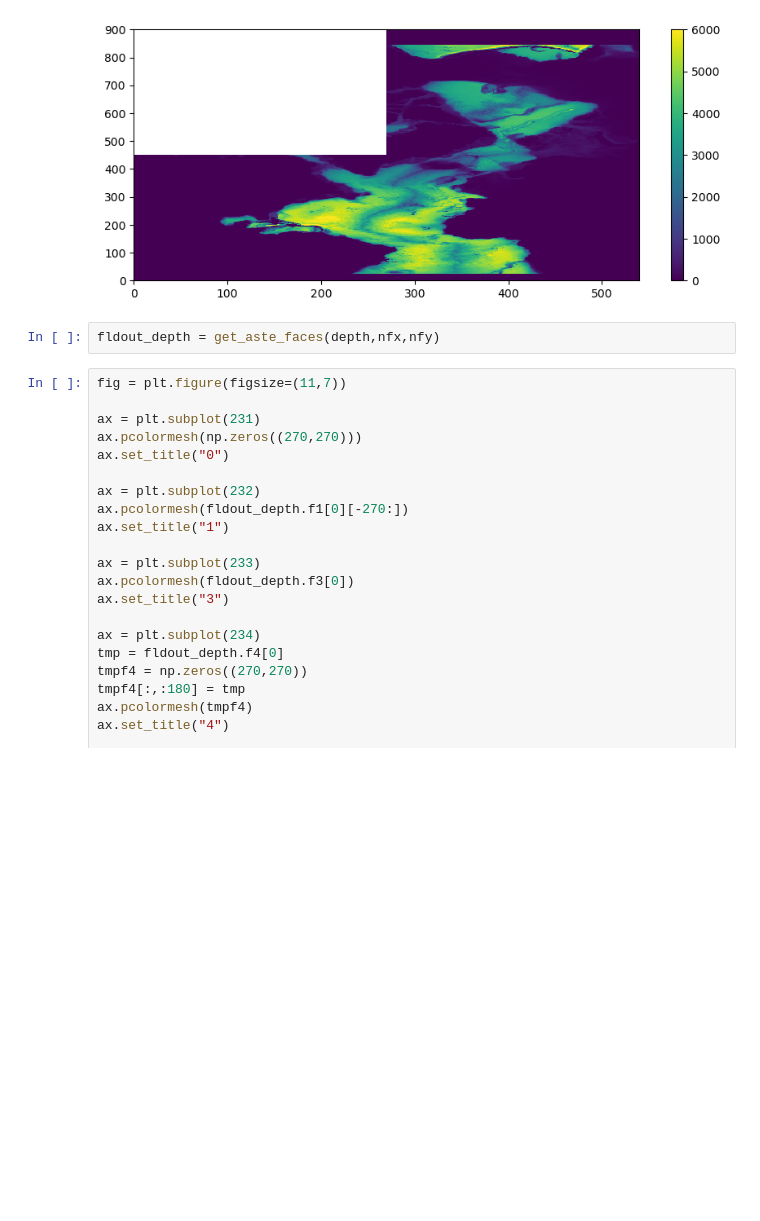
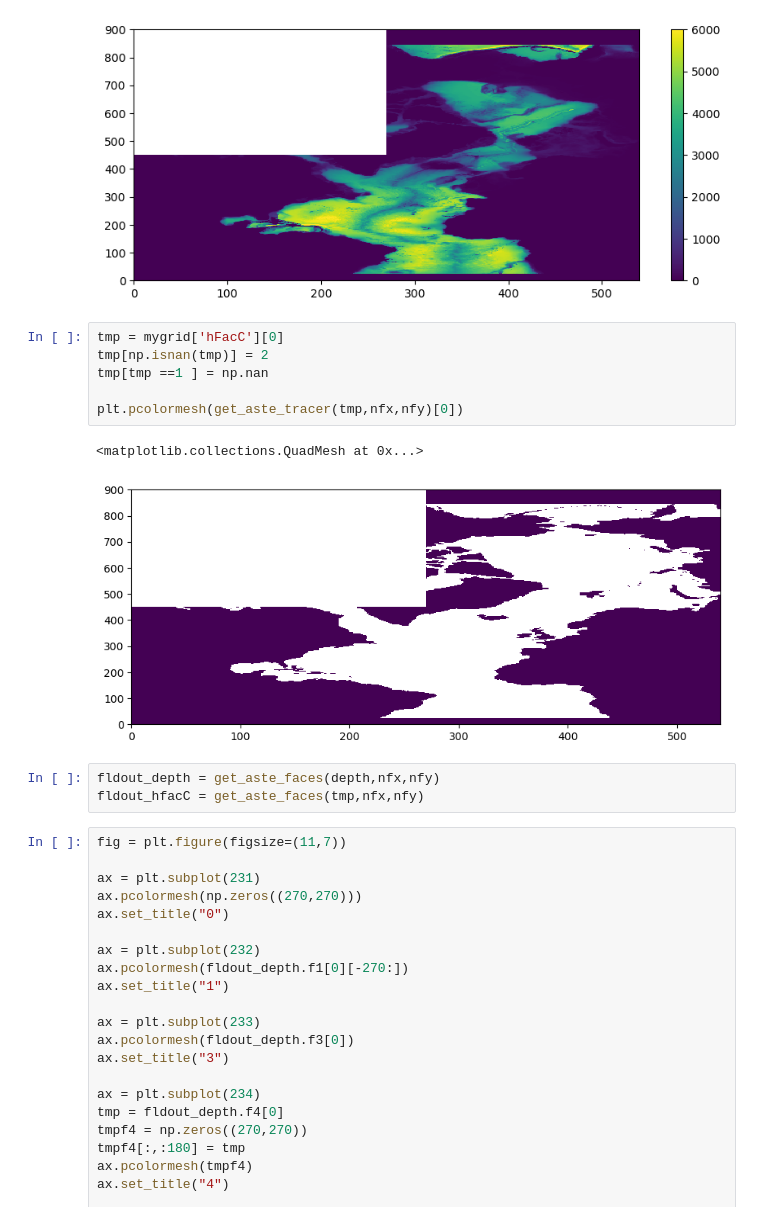
Before and after one commit to margaretmurakami/crios_backups, a Jupyter notebook: ASTE_270/sample_usecartopy.ipynb, the cells around one changed output. Cells and saved outputs as stored; diff of their text form; blank space fills up the shorter version.

```diff
--- a/ASTE_270/sample_usecartopy.ipynb
+++ b/ASTE_270/sample_usecartopy.ipynb
@@ -51,8 +51,18 @@ plt.colorbar()
 # %% [output]
 <matplotlib.colorbar.Colorbar at 0x...>
 [figure]
+# %%
+tmp = mygrid['hFacC'][0]
+tmp[np.isnan(tmp)] = 2
+tmp[tmp ==1 ] = np.nan
+
+plt.pcolormesh(get_aste_tracer(tmp,nfx,nfy)[0])
+# %% [output]
+<matplotlib.collections.QuadMesh at 0x...>
+[figure, added]
 # %%
 fldout_depth = get_aste_faces(depth,nfx,nfy)
+fldout_hfacC = get_aste_faces(tmp,nfx,nfy)
 # %%
 fig = plt.figure(figsize=(11,7))
 
```
Also changed, not shown: parts of 15 cells of this notebook, 15 other files.
